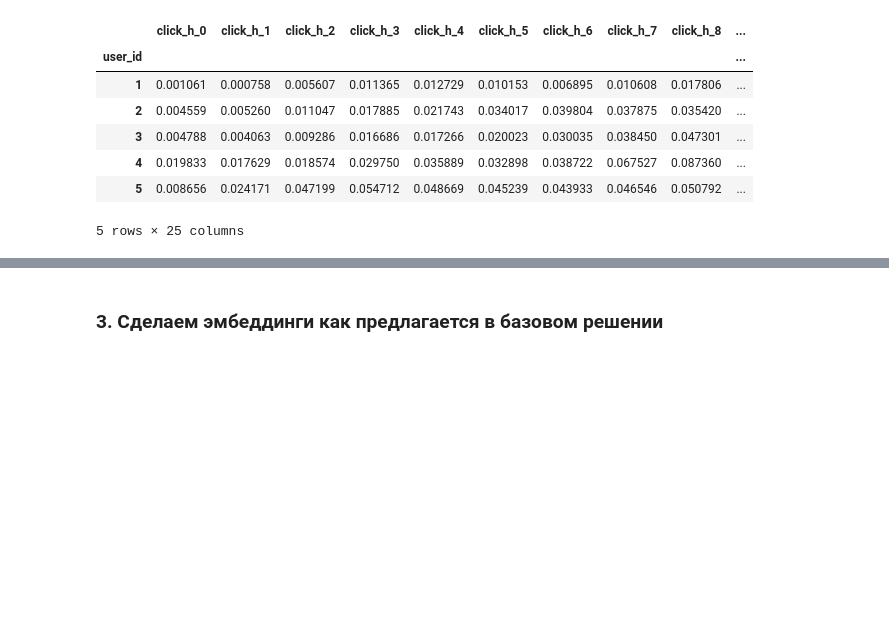
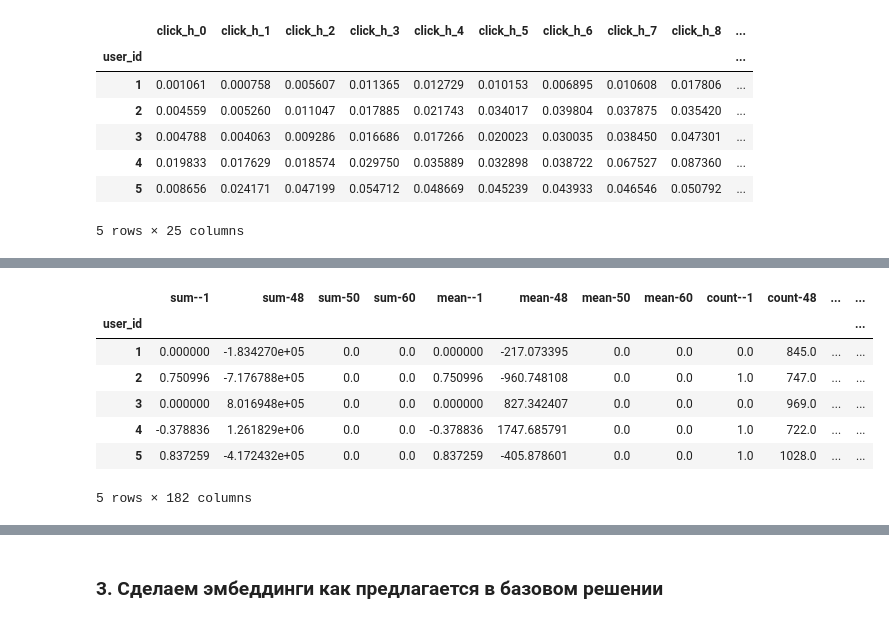
Before and after one commit to DavidRomanovizc/Data_Fusion_Contest, a Jupyter notebook: main.ipynb, the cells around one changed output, grey strips where cells are left out. Saved outputs shown, nothing was run; the diff lists cells and outputs as text; code cells hidden in the pictures; blank space fills up the shorter version.

```diff
--- a/main.ipynb
+++ b/main.ipynb
@@ -269,0 +413,13 @@ cl_sv.head()  # сколько всего кликов и какая часть
+# %%
+transactions['hour'] = transactions['transaction_dttm'].dt.hour.astype('category')
+transactions['weekday'] = transactions['transaction_dttm'].dt.dayofweek.astype('category')
+bankclient_embed4 = transactions.pivot_table(index = 'user_id',
+                            values=['transaction_dttm'],
+                            columns=['weekday','hour'],
+                            aggfunc=['count']).fillna(0)
+bankclient_embed4.columns = [f'bnk-{str(i[0])}-weekday-{str(i[2])}-nhour-{str(i[3])}' for i in bankclient_embed4.columns]
+bankclient_embed4['summs'] = bankclient_embed4.sum(axis=1)
+for i in bankclient_embed4.columns[:-1]:
+    bankclient_embed4[i] /= bankclient_embed4['summs']
+bankclient_embed4.columns = [str(i) for i in bankclient_embed4.columns]
+bankclient_embed4.head()
@@ -269,0 +435,4 @@ cl_sv.head()  # сколько всего кликов и какая часть
+# %%
+bankclient_embed5 = transactions.groupby('user_id')['transaction_dttm'].apply(lambda x: np.max(x) - np.min(x)).dt.days.astype('int16').to_frame() # важно
+bankclient_embed5.columns = [f'bnk-max_date_diff' for i in bankclient_embed5.columns]
+bankclient_embed5.head()
@@ -269,0 +447,28 @@ cl_sv.head()  # сколько всего кликов и какая часть
+# %%
+main_bankclient_embed = bankclient_embed2.merge(bankclient_embed4, how='left', left_on='user_id', right_index=True
+                                        ).merge(bankclient_embed5, how='left', left_on='user_id', right_index=True)
+
+del bankclient_embed2, bankclient_embed4, bankclient_embed5
+gc.collect()
+
+dtype_bankclient = list()
+for x in main_bankclient_embed.dtypes.tolist():
+    if x == 'int64' or x == 'int32' or x == 'int16':
+        dtype_bankclient.append('int16')
+    elif x == 'float64' or x == 'float32':
+        dtype_bankclient.append('float32')
+    else:
+        dtype_bankclient.append('object')
+
+dtype_bankclient = dict(zip(main_bankclient_embed.columns.tolist(),dtype_bankclient))
+main_bankclient_embed = main_bankclient_embed.astype(dtype_bankclient)
+main_bankclient_embed.head()
+# %% [output]
+|  | sum--1 | sum-48 | sum-50 | sum-60 | mean--1 | mean-48 | mean-50 | mean-60 | count--1 | count-48 | ... | ... |
+| user_id |  |  |  |  |  |  |  |  |  |  |  | ... |
+| 1 | 0.000000 | -1.834270e+05 | 0.0 | 0.0 | 0.000000 | -217.073395 | 0.0 | 0.0 | 0.0 | 845.0 | ... | ... |
+| 2 | 0.750996 | -7.176788e+05 | 0.0 | 0.0 | 0.750996 | -960.748108 | 0.0 | 0.0 | 1.0 | 747.0 | ... | ... |
+| 3 | 0.000000 | 8.016948e+05 | 0.0 | 0.0 | 0.000000 | 827.342407 | 0.0 | 0.0 | 0.0 | 969.0 | ... | ... |
+| 4 | -0.378836 | 1.261829e+06 | 0.0 | 0.0 | -0.378836 | 1747.685791 | 0.0 | 0.0 | 1.0 | 722.0 | ... | ... |
+| 5 | 0.837259 | -4.172432e+05 | 0.0 | 0.0 | 0.837259 | -405.878601 | 0.0 | 0.0 | 1.0 | 1028.0 | ... | ... |
+5 rows × 182 columns
```
Also changed, not shown: parts of 73 cells of this notebook.
